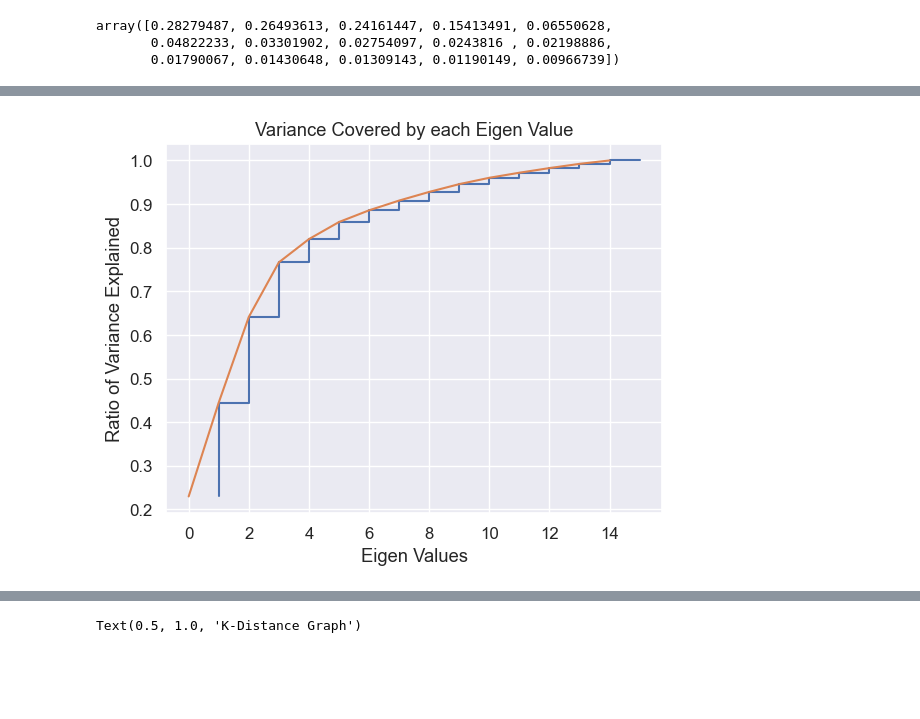
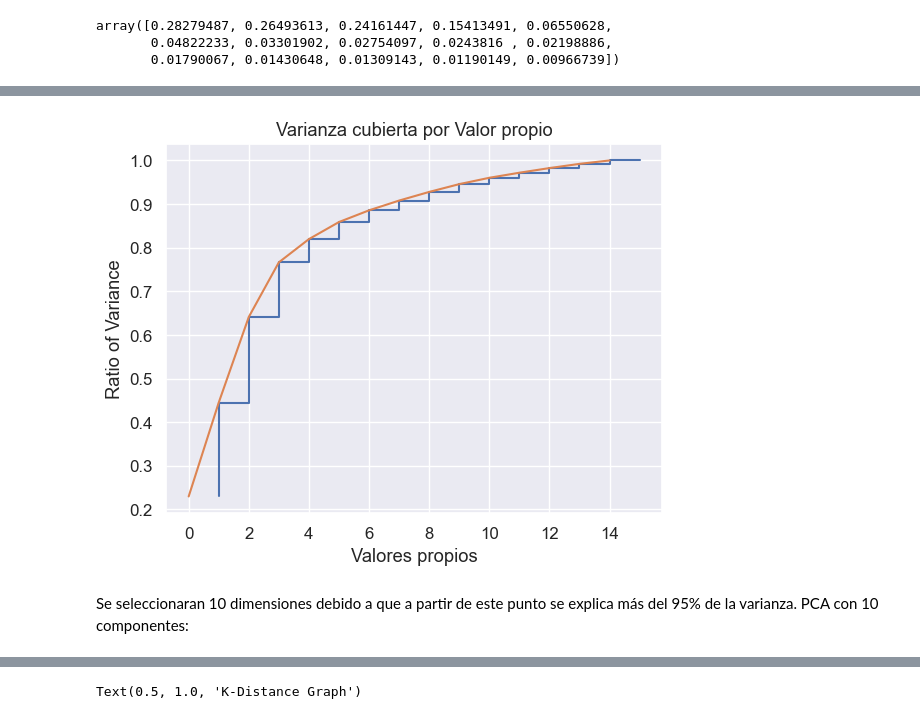
Before and after one commit to despinosaa/Lab1_G1, a Jupyter notebook: Lab2_UNIFICADO.ipynb, the cells around one changed output, grey strips where cells are left out. Cells and saved outputs as stored; diff of their text form; code cells hidden in the pictures; blank space fills up the shorter version.

```diff
--- a/Lab2_UNIFICADO.ipynb
+++ b/Lab2_UNIFICADO.ipynb
@@ -1200,13 +1180,15 @@ array([0.28279487, 0.26493613, 0.24161447, 0.15413491, 0.06550628,
 # %%
 import numpy as np
 plt.step(list(range(1,16)), np.cumsum(pca1.explained_variance_ratio_))
 plt.plot(np.cumsum(pca1.explained_variance_ratio_))
-plt.xlabel('Eigen Values')
-plt.ylabel('Ratio of Variance Explained')
-plt.title('Variance Covered by each Eigen Value')
+plt.xlabel('Valores propios')
+plt.ylabel('Ratio of Variance')
+plt.title('Varianza cubierta por Valor propio')
 plt.show()
 # %% [output]
-[figure, old version]
+[figure, new version]
+# %% [markdown]
+Se seleccionaran 10 dimensiones debido a que a partir de este punto se explica más del 95% de la varianza. PCA con 10 componentes:
 # %%
 pca = PCA(n_components = 10)
 pca_df = pca.fit_transform(dataScaled)
```
Also changed, not shown: parts of 38 cells of this notebook.
